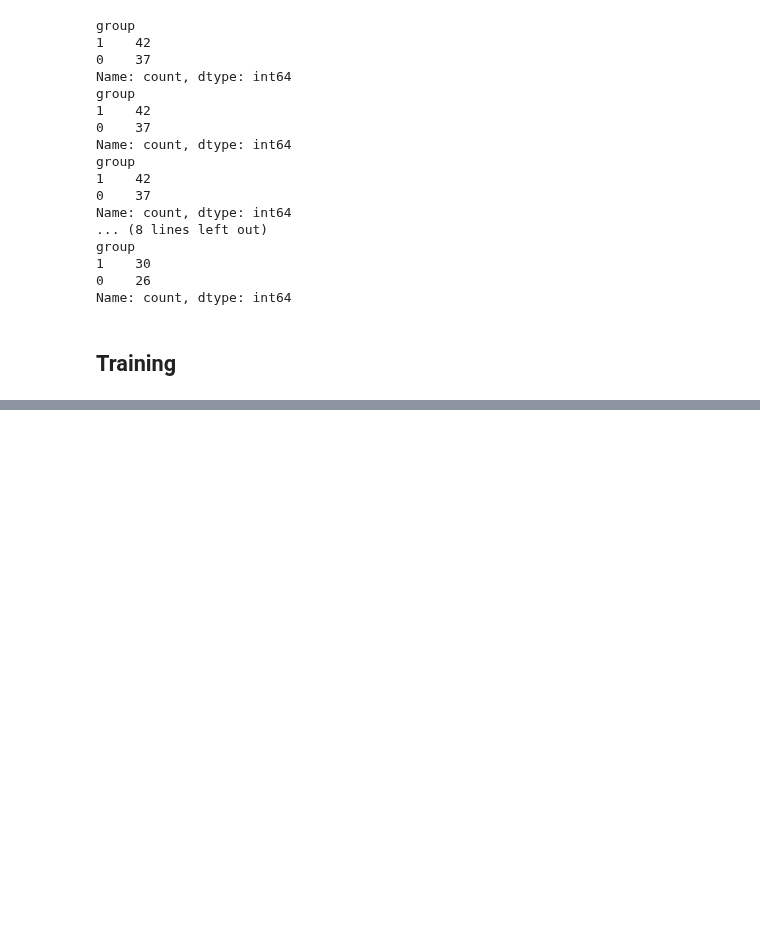
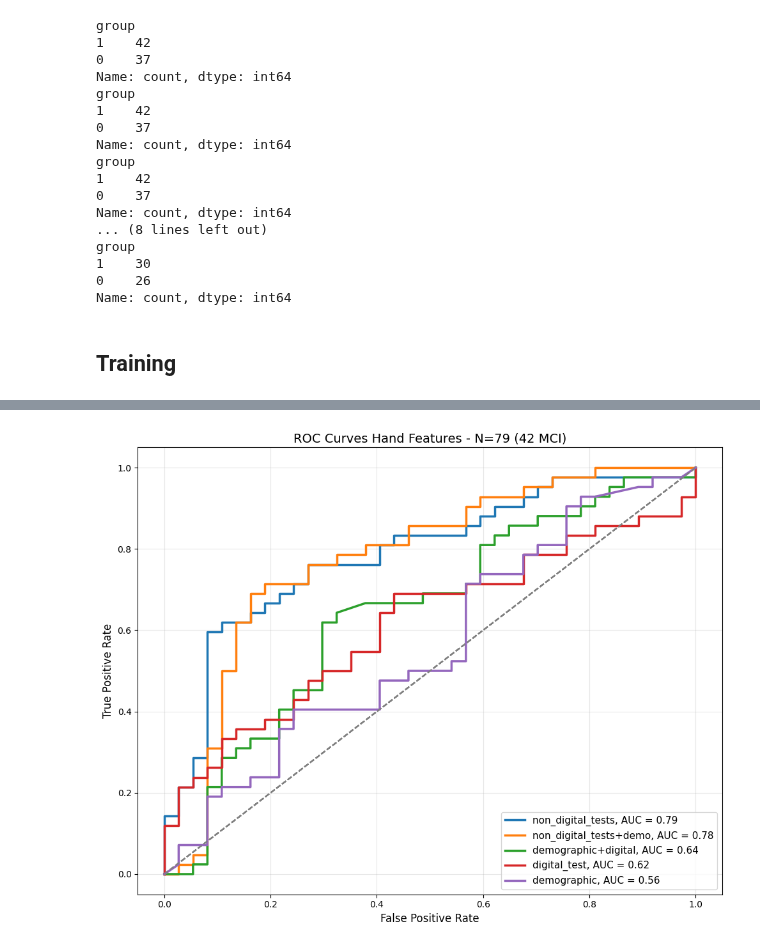
Before and after one commit to gianluca-capelo/tmt-analysis, a Jupyter notebook: notebooks/train.ipynb, the cells around one changed output, grey strips where cells are left out. Cells and saved outputs as stored; diff of their text form; code cells hidden in the pictures; blank space fills up the shorter version.

```diff
--- a/notebooks/train.ipynb
+++ b/notebooks/train.ipynb
@@ -530,2 +542,36 @@ top1_per_dataset[top1_per_dataset['complete']].reset_index(drop=True)
 | 3 | LogisticRegression | 0.615187 | 0.607595 | 0.605212 | 0.627907 | 0.642857 | 0.635294 | [0.0, 0.0, 1.0, 1.0, 0.0, 1.0, 1.... | [0.2331110569463755, 0.7140240102... | ... |
 | 4 | RandomForestClassifier | 0.564672 | 0.481013 | 0.479730 | 0.512195 | 0.500000 | 0.506024 | [0.0, 0.0, 1.0, 1.0, 0.0, 1.0, 1.... | [0.11, 0.7183333333333334, 0.2, 0... | ... |
+# %%
+top1_per_dataset_complete = top1_per_dataset[top1_per_dataset['complete']]
+
+colors = sns.color_palette("Set2", len(top1_per_dataset_complete))
+
+plt.figure(figsize=(10, 8))
+
+
+for idx, row in top1_per_dataset_complete.iterrows():
+    y_true = row['y_true']
+    y_pred_proba = row['y_pred_proba']
+
+    # Compute ROC curve and AUC
+    fpr, tpr, _ = roc_curve(y_true, y_pred_proba)
+    roc_auc = auc(fpr, tpr)
+
+    # Plot settings
+    plt.plot(fpr, tpr, lw=2.5,
+             label=f"{row['base_dataset']}, AUC = {round(roc_auc,2)}")
+
+    plt.plot([0, 1], [0, 1], color='grey', lw=1.5, linestyle='--')
+
+    # Titles and labels
+    plt.title("ROC Curves Hand Features - N=79 (42 MCI)",
+              fontsize=14)
+    plt.xlabel('False Positive Rate', fontsize=12)
+    plt.ylabel('True Positive Rate', fontsize=12)
+    plt.legend(loc='lower right', fontsize=11)
+    plt.grid(alpha=0.3)
+    plt.xticks(fontsize=10)
+    plt.yticks(fontsize=10)
+    plt.tight_layout()
+# %% [output]
+[figure, added]
```
Also changed, not shown: parts of 12 cells of this notebook, 1 other file.
